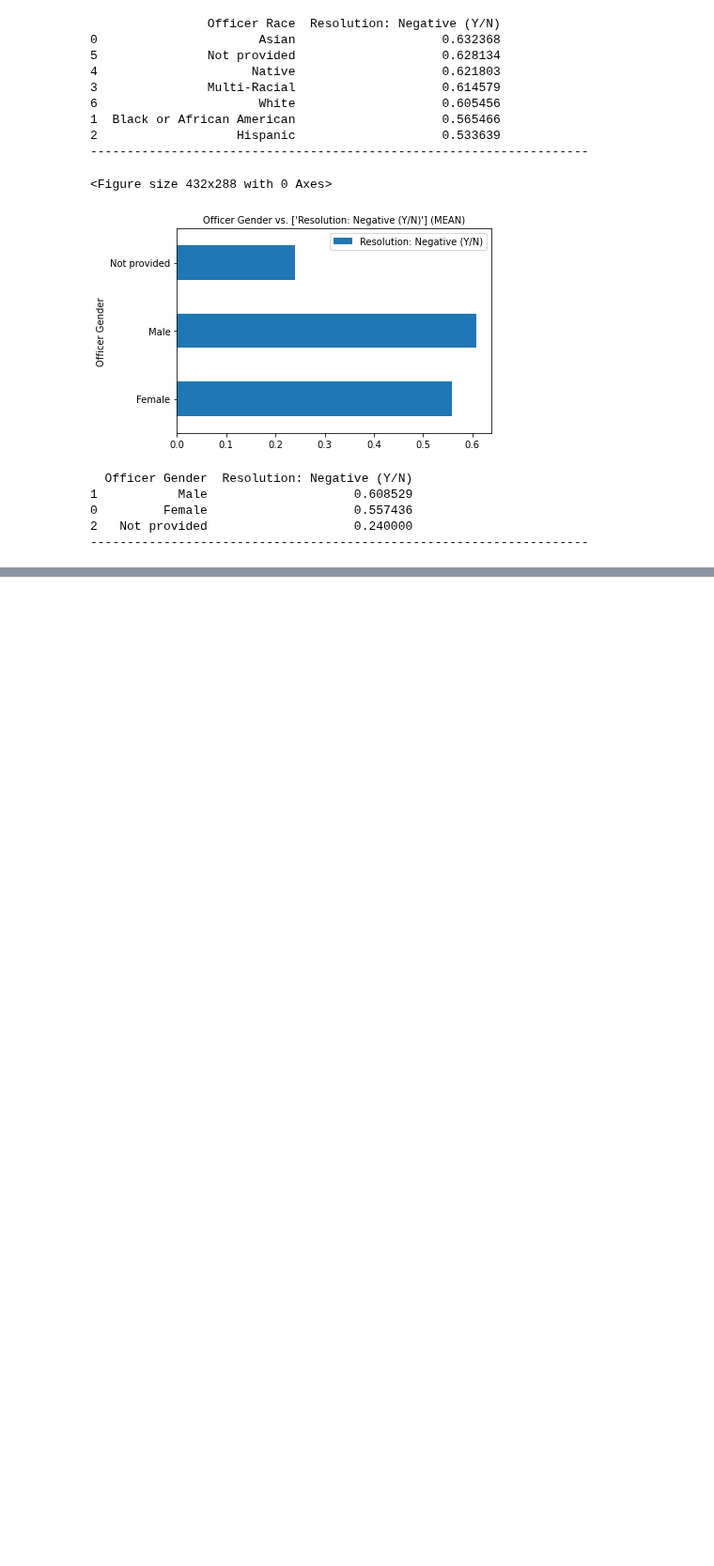
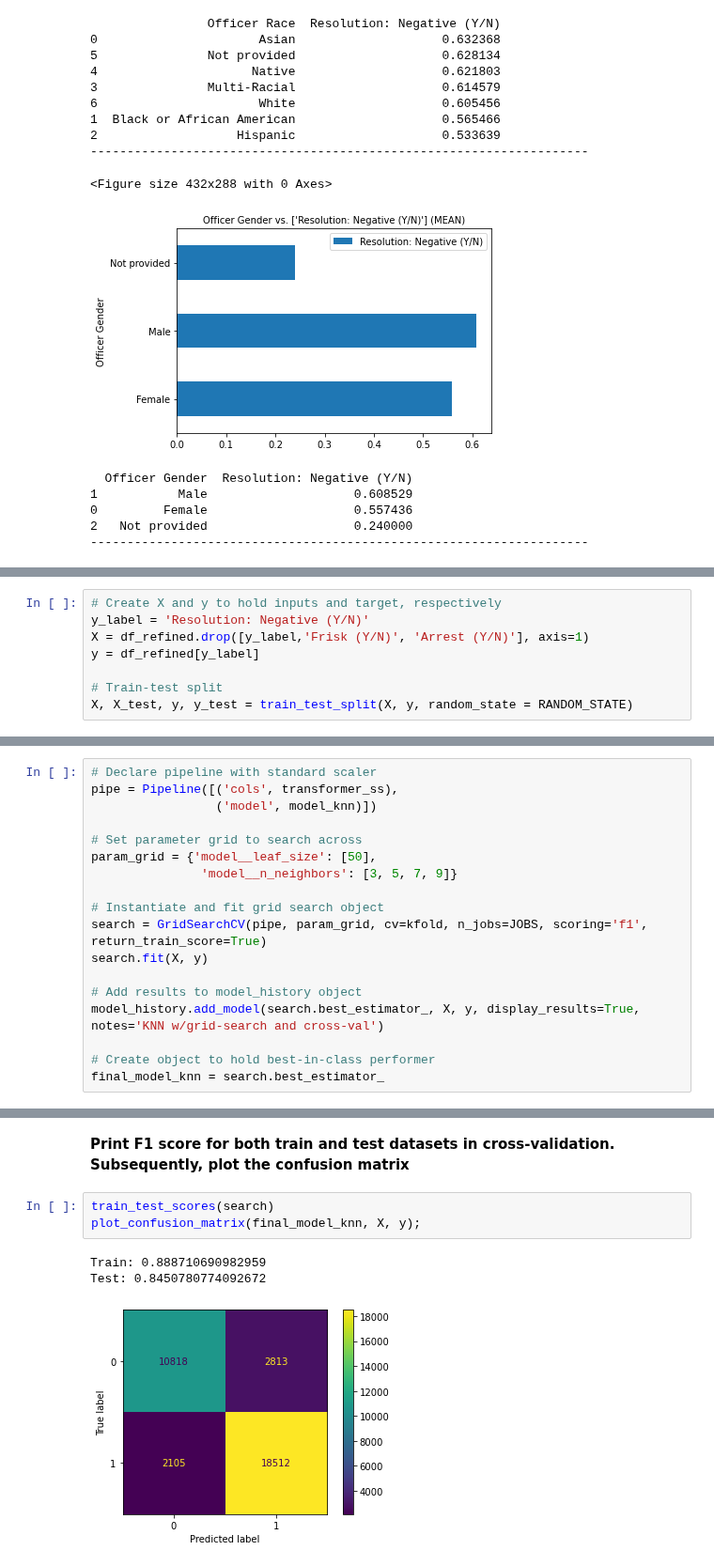
Before and after one commit to sethnlewis/Policing-Bias, a Jupyter notebook: analysis/final_notebook.ipynb, the cells around one changed output, grey strips where cells are left out. Shown at 94% size. Drawn from its saved outputs; the diff is of its cells as text; blank space fills up the shorter version.

```diff
--- a/analysis/final_notebook.ipynb
+++ b/analysis/final_notebook.ipynb
@@ -456,0 +521,8 @@ bar_plot(df, x_axis, y_axis, 'mean', verbose=True)
+# %%
+# Create X and y to hold inputs and target, respectively
+y_label = 'Resolution: Negative (Y/N)'
+X = df_refined.drop([y_label,'Frisk (Y/N)', 'Arrest (Y/N)'], axis=1)
+y = df_refined[y_label]
+
+# Train-test split
+X, X_test, y, y_test = train_test_split(X, y, random_state = RANDOM_STATE)
@@ -456,0 +652,18 @@ bar_plot(df, x_axis, y_axis, 'mean', verbose=True)
+# %%
+# Declare pipeline with standard scaler
+pipe = Pipeline([('cols', transformer_ss),
+                 ('model', model_knn)])
+
+# Set parameter grid to search across
+param_grid = {'model__leaf_size': [50],
+               'model__n_neighbors': [3, 5, 7, 9]}
+
+# Instantiate and fit grid search object
+search = GridSearchCV(pipe, param_grid, cv=kfold, n_jobs=JOBS, scoring='f1', return_train_score=True)
+search.fit(X, y)
+
+# Add results to model_history object
+model_history.add_model(search.best_estimator_, X, y, display_results=True, notes='KNN w/grid-search and cross-val')
+
+# Create object to hold best-in-class performer
+final_model_knn = search.best_estimator_
@@ -456,0 +679,9 @@ bar_plot(df, x_axis, y_axis, 'mean', verbose=True)
+# %% [markdown]
+**Print F1 score for both train and test datasets in cross-validation. Subsequently, plot the confusion matrix**
+# %%
+train_test_scores(search)
+plot_confusion_matrix(final_model_knn, X, y);
+# %% [output]
+Train: 0.888710690982959
+Test: 0.8450780774092672
+[figure, added]
```
Also changed, not shown: parts of 47 cells of this notebook, 1 other file.
